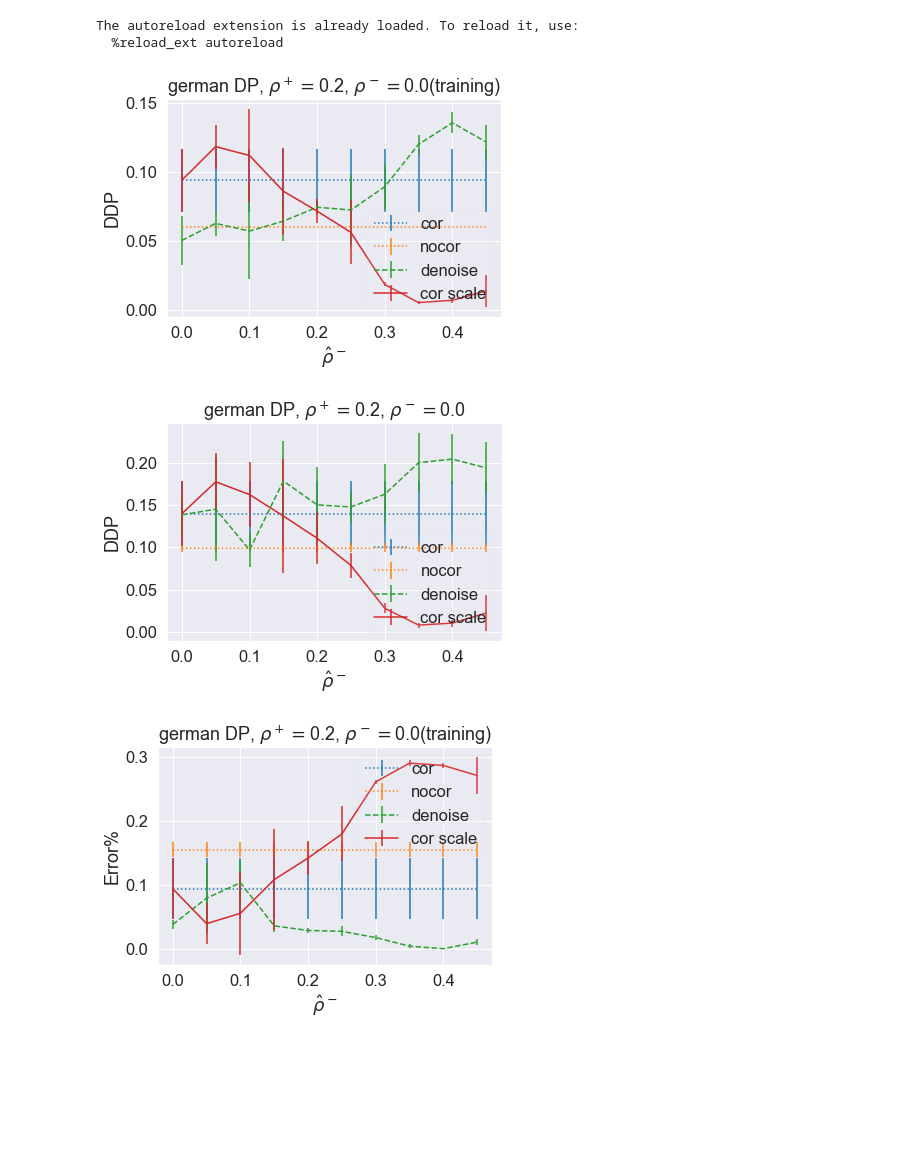
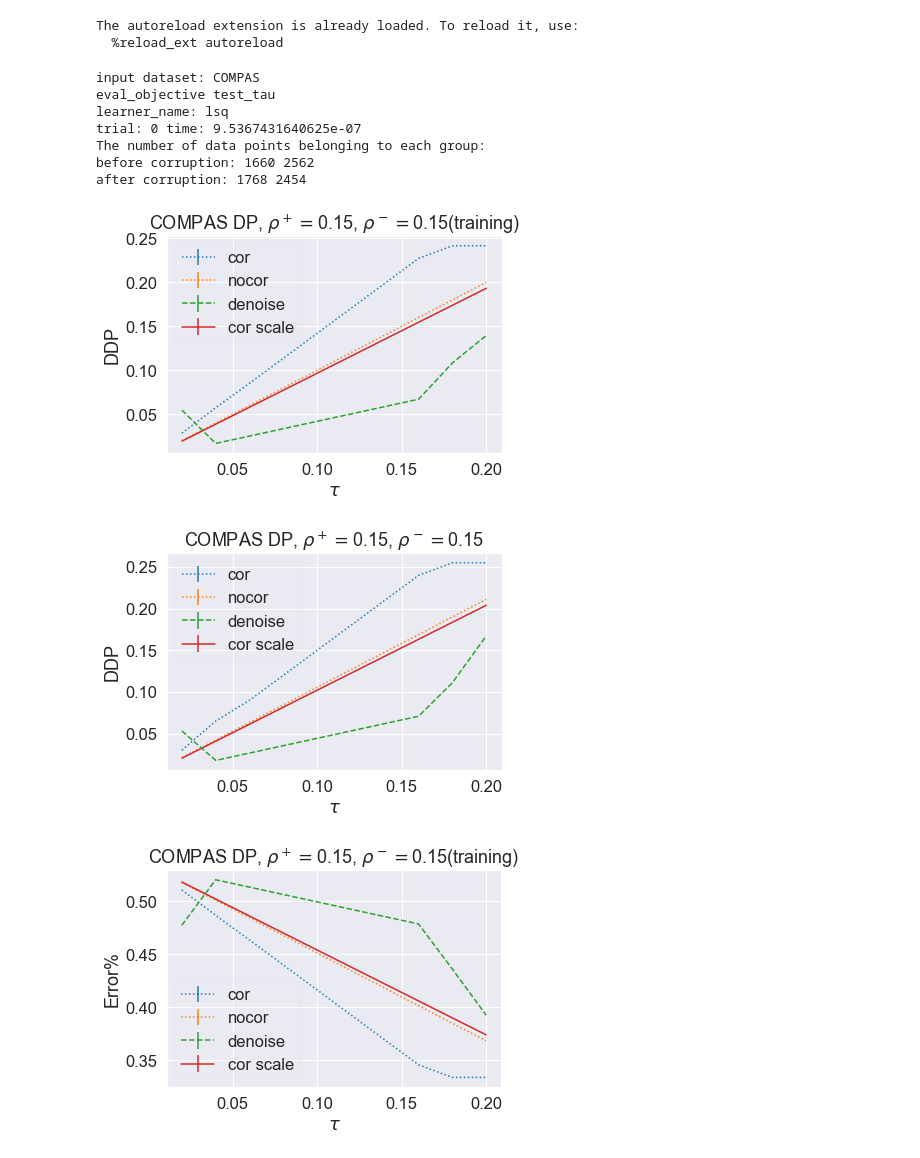
Before and after one commit to AIasd/noise_fairlearn, a Jupyter notebook: demo.ipynb, the cells around one changed output. Saved outputs shown, nothing was run; the diff lists cells and outputs as text; code cells hidden in the pictures; blank space fills up the shorter version.

```diff
--- a/demo.ipynb
+++ b/demo.ipynb
@@ -12,32 +12,17 @@ if not os.path.isdir(log_dir):
 The autoreload extension is already loaded. To reload it, use:
   %reload_ext autoreload
 # %%
-# dataset = 'law'
-# eps = 0.2
-# rho_list = [[0.0, 0.06*i] for i in range(8)]
-# rho = [0.0, 0.2]
+dataset = 'COMPAS'
+eps = None
+rho_list = None
 
-dataset = 'german'
-eps = 0.06
-rho_list = [[0.05*i, 0] for i in range(10)]
-rho = [0.2, 0.0]
-
-
-# dataset = 'COMPAS'
-# eps = 0.1
-# rho_list = [[0.06*i, 0.06*i] for i in range(8)]
-# rho = [0.15, 0.15]
-
-
-# eps_list = [0.02 * i for i in range(1, 11)]
-
-
+rho = [0.15, 0.15]
+eps_list = [0.02 * i for i in range(1, 11)]
 frac = 1
-# eval_objective = 'test_tau'
-eval_objective = 'test_rho_est_err'
+eval_objective = 'test_tau'
 criteria = 'DP'
 classifier = 'Agarwal'
-trials = 3
+trials = 1
 include_sensible = False
 filename = log_dir+'all_data_'+dataset+','+str(rho[0])+','+str(rho[1])+','+str(frac)+','+criteria \
            +','+classifier+','+str(trials)+','+str(include_sensible)+','+eval_objective+'.pickle'
@@ -45,9 +30,17 @@ learner_name = 'lsq'
 mode = 'four'
 verbose = False
 all_data = experiment(dataset, frac, eval_objective, eps, rho_list, rho, eps_list, criteria, classifier, trials, include_sensible, filename, learner_name, mode, verbose)
+# %% [output]
+input dataset: COMPAS
+eval_objective test_tau
+learner_name: lsq
+trial: 0 time: 9.5367431640625e-07
+The number of data points belonging to each group:
+before corruption: 1660 2562
+after corruption: 1768 2454
 # %%
-plot(filename, eval_objective, save=True)
+plot(filename, eval_objective, save=False)
 # %% [output]
-[figure, old version]
+[figure, new version]
-[figure, old version]
+[figure, new version]
-[figure, old version]
+[figure, new version]
```
Also changed, not shown: parts of 2 cells of this notebook, 2 other files.
